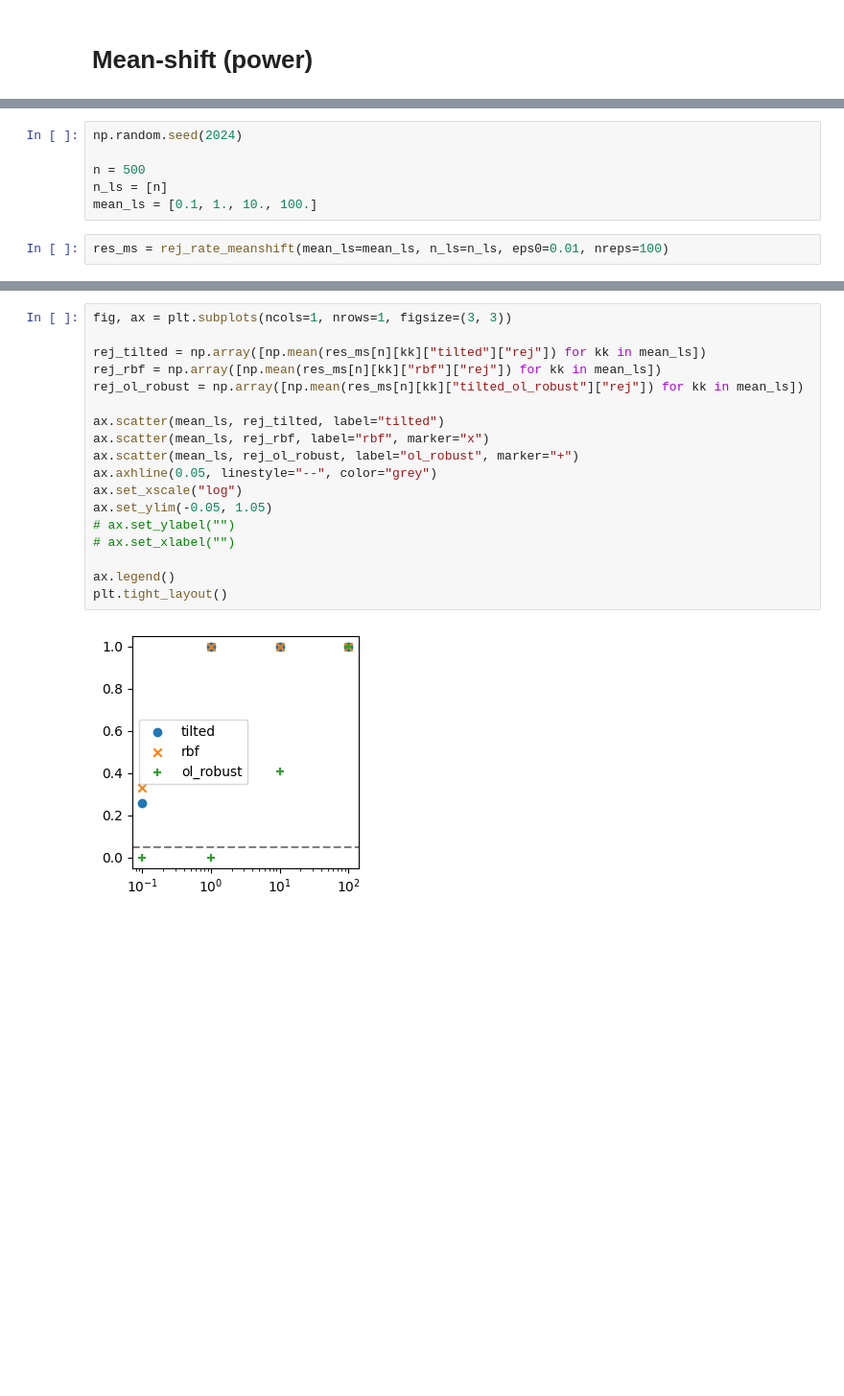
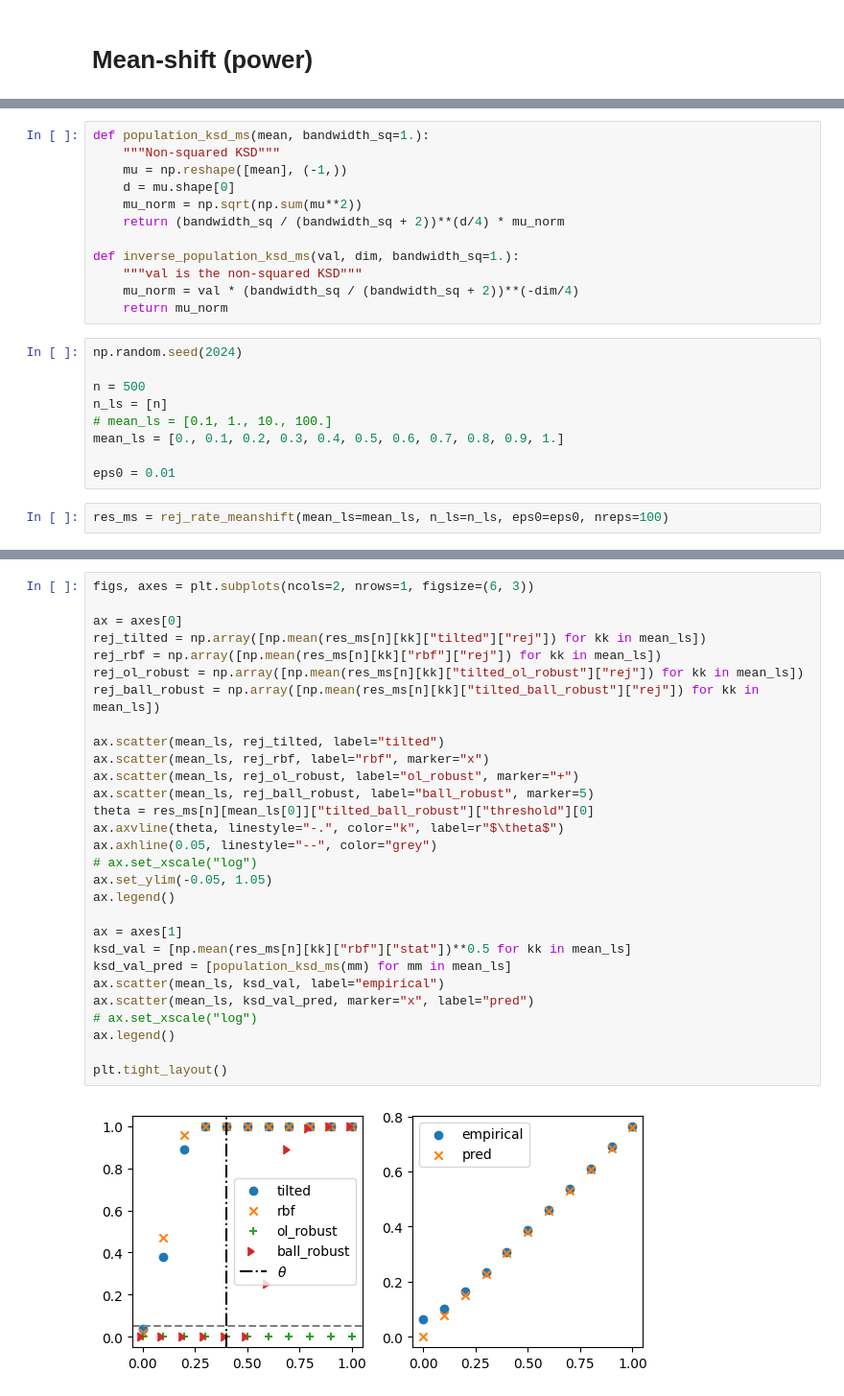
Before and after one commit to XingLLiu/robust-kernel-test, a Jupyter notebook: notebooks/KSD_robust.ipynb, the cells around one changed output, grey strips where cells are left out. Shown at 96% size. Cells and saved outputs as stored; diff of their text form; blank space fills up the shorter version.

```diff
--- a/notebooks/KSD_robust.ipynb
+++ b/notebooks/KSD_robust.ipynb
@@ -225,10 +247,25 @@ def rej_rate_meanshift(mean_ls, n_ls, nreps, eps0, dim=1, alpha=0.05):
     return res
+# %%
+def population_ksd_ms(mean, bandwidth_sq=1.):
+    """Non-squared KSD"""
+    mu = np.reshape([mean], (-1,))
+    d = mu.shape[0]
+    mu_norm = np.sqrt(np.sum(mu**2))
+    return (bandwidth_sq / (bandwidth_sq + 2))**(d/4) * mu_norm
+
+def inverse_population_ksd_ms(val, dim, bandwidth_sq=1.):
+    """val is the non-squared KSD"""
+    mu_norm = val * (bandwidth_sq / (bandwidth_sq + 2))**(-dim/4)
+    return mu_norm
 # %%
 np.random.seed(2024)
 
 n = 500
 n_ls = [n]
-mean_ls = [0.1, 1., 10., 100.]
+# mean_ls = [0.1, 1., 10., 100.]
+mean_ls = [0., 0.1, 0.2, 0.3, 0.4, 0.5, 0.6, 0.7, 0.8, 0.9, 1.]
+
+eps0 = 0.01
 # %%
-res_ms = rej_rate_meanshift(mean_ls=mean_ls, n_ls=n_ls, eps0=0.01, nreps=100)
+res_ms = rej_rate_meanshift(mean_ls=mean_ls, n_ls=n_ls, eps0=eps0, nreps=100)
 # %% [output]
@@ -239,20 +283,31 @@ key: 100.0
 # %%
-fig, ax = plt.subplots(ncols=1, nrows=1, figsize=(3, 3))
+figs, axes = plt.subplots(ncols=2, nrows=1, figsize=(6, 3))
 
+ax = axes[0]
 rej_tilted = np.array([np.mean(res_ms[n][kk]["tilted"]["rej"]) for kk in mean_ls])
 rej_rbf = np.array([np.mean(res_ms[n][kk]["rbf"]["rej"]) for kk in mean_ls])
 rej_ol_robust = np.array([np.mean(res_ms[n][kk]["tilted_ol_robust"]["rej"]) for kk in mean_ls])
+rej_ball_robust = np.array([np.mean(res_ms[n][kk]["tilted_ball_robust"]["rej"]) for kk in mean_ls])
 
 ax.scatter(mean_ls, rej_tilted, label="tilted")
 ax.scatter(mean_ls, rej_rbf, label="rbf", marker="x")
 ax.scatter(mean_ls, rej_ol_robust, label="ol_robust", marker="+")
+ax.scatter(mean_ls, rej_ball_robust, label="ball_robust", marker=5)
+theta = res_ms[n][mean_ls[0]]["tilted_ball_robust"]["threshold"][0]
+ax.axvline(theta, linestyle="-.", color="k", label=r"$\theta$")
 ax.axhline(0.05, linestyle="--", color="grey")
-ax.set_xscale("log")
+# ax.set_xscale("log")
 ax.set_ylim(-0.05, 1.05)
-# ax.set_ylabel("")
-# ax.set_xlabel("")
+ax.legend()
 
+ax = axes[1]
+ksd_val = [np.mean(res_ms[n][kk]["rbf"]["stat"])**0.5 for kk in mean_ls]
+ksd_val_pred = [population_ksd_ms(mm) for mm in mean_ls]
+ax.scatter(mean_ls, ksd_val, label="empirical")
+ax.scatter(mean_ls, ksd_val_pred, marker="x", label="pred")
+# ax.set_xscale("log")
 ax.legend()
+
 plt.tight_layout()
 # %% [output]
-[figure, old version]
+[figure, new version]
```
Also changed, not shown: parts of 5 cells of this notebook, 2 other files.
